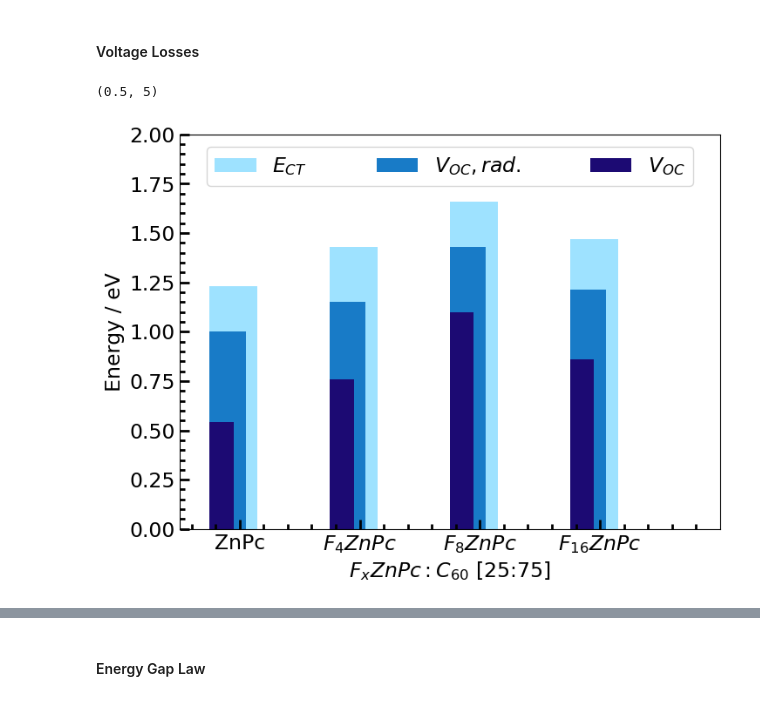
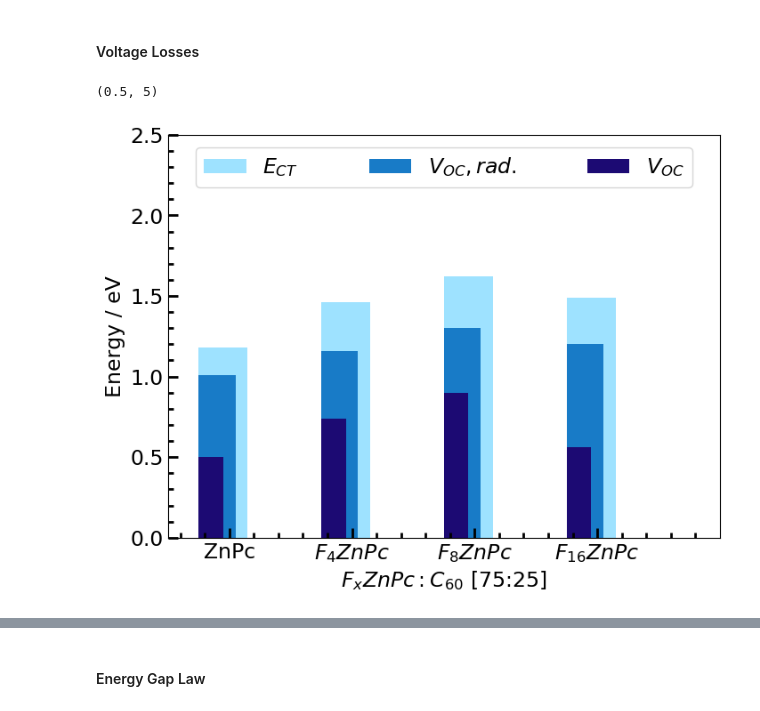
Before and after one commit to annajungbluth/Voltage-Loss-Calculations, a Jupyter notebook: Voltage Losses.ipynb, the cells around one changed output, grey strips where cells are left out. Drawn from its saved outputs; the diff is of its cells as text; code cells hidden in the pictures.

```diff
--- a/Voltage Losses.ipynb
+++ b/Voltage Losses.ipynb
@@ -111,12 +150,25 @@ F8ZnPc_Ect_MLJ_Disorder = [1.72, 1.75, 1.73, 1.70, 0.00]
 # %%
-F16ZnPc_samples = [F16ZnPc_25, F16ZnPc_75, F16ZnPc_50, F16ZnPc_5]
+F16ZnPc_samples = [F16ZnPc_5, F16ZnPc_25, F16ZnPc_50, F16ZnPc_75]
 F16ZnPc_columns = ['DR50_A_5_F16ZnPc_C60_5', 'DR44_D_25_F16ZnPc_C60_1', 'DR50_D_50_F16ZnPc_C60_7', 'DR44_C_75_F16ZnPc_C60_1']
+
 F16ZnPc_Voc = [1.18, 0.86, 0.78, 0.56]
 F16ZnPc_Jsc = [0.77, 0.51, 0.62, 0.31]
+
 F16ZnPc_Ect_Marcus = [0.00, 1.47, 1.48, 1.49]
+F16ZnPc_f_Marcus = [0.00, 0.000998, 0.002535, 0.000918]
+F16ZnPc_l_Marcus = [0.00, 0.248574, 0.211747, 0.082325]
+
 F16ZnPc_Ect_Marcus_Disorder = [0.00, 1.56, 1.56, 1.57]
+F16ZnPc_f_Marcus_Disorder = [0.00, 0.000875, 0.002163, 0.000503]
+F16ZnPc_l_Marcus_Disorder = [0.00, 0.164037, 0.127211, -0.002212]
+
 F16ZnPc_Ect_MLJ = [0.00, 1.47, 1.48, 1.49]
+F16ZnPc_f_MLJ = [0.00, 0.002305, 0.005988, 0.002416]
+F16ZnPc_l_MLJ = [0.00, 0.239539, 0.204101, 0.080724]
+
 F16ZnPc_Ect_MLJ_Disorder = [0.00, 1.56, 1.56, 1.57]
+F16ZnPc_f_MLJ_Disorder = [0.00, 0.002008, 0.005073, 0.001293]
+F16ZnPc_l_MLJ_Disorder = [0.00, 0.155003, 0.119565, -0.003813]
 # %%
 samples = ZnPc_samples + F4ZnPc_samples + F8ZnPc_samples + F16ZnPc_samples
 columns = ZnPc_columns + F4ZnPc_columns + F8ZnPc_columns + F16ZnPc_columns
@@ -131,6 +180,0 @@ Ect_MLJ_Disorder = ZnPc_Ect_MLJ_Disorder + F4ZnPc_Ect_MLJ_Disorder + F8ZnPc_Ect_
-# %%
-samples = [ZnPc_5, ZnPc_25, ZnPc_50, ZnPc_75, F4ZnPc_5, F4ZnPc_25, F4ZnPc_50, F4ZnPc_75, F8ZnPc_5, F8ZnPc_25, F8ZnPc_50, F8ZnPc_75, F8ZnPc_95, F16ZnPc_25, F16ZnPc_75, F16ZnPc_50, F16ZnPc_5]
-columns = ['DR46_D_5_ZnPc_C60_2', 'DR45_D_25_ZnPc_C60_5', 'DR39_C_50_ZnPc_C60_4', 'DR45_A_75_ZnPc_C60_4', 'DR40_B_5_F4ZnPc_C60_8', 'DR41_B_25_F4ZnPc_C60_2', 'DR40_A_50_F4ZnPc_C60_4', 'DR41_C_75_F4ZnPc_C60_4', 'DR42_D_5_F8ZnPc_C60_1', 'DR43_D_25_F8ZnPc_C60_5', 'DR42_C_50_F8ZnPc_C60_7', 'DR43_A_75_F8ZnPc_C60_4', 'DR52_A_95_F8ZnPc_C60_8', 'DR44_D_25_F16ZnPc_C60_1', 'DR44_C_75_F16ZnPc_C60_1', 'DR50_D_50_F16ZnPc_C60_7', 'DR50_A_5_F16ZnPc_C60_5']
-Voc = [0.76, 0.54, 0.48, 0.50, 0.88, 0.76, 0.74, 0.74, 0.82, 1.10, 0.98, 0.90, 0.64, 0.86, 0.56, 0.78, 1.18]
-Jsc = [3.74, 6.85, 6.07, 4.95, 3.36, 6.45, 7.05, 4.54, 1.20, 0.40, 0.16, 0.08, 0.22, 0.51, 0.31, 0.62, 0.77]
-Ect = [1.37, 1.23, 1.20, 1.19, 1.57, 1.42, 1.47, 1.49, 1.63, 1.63, 1.63, 1.60, 0.00, 1.48, 1.49, 1.47, 0.00]
@@ -325,6 +366,7 @@ plt.xlim(0,0.8)
 # %%
 colors = ['#9ee2ff', '#59afe4', '#187bc7', '#0047a2', '#1c0a73']
 labels = ['ZnPc', '$F_{4}ZnPc$', '$F_{8}ZnPc$', '$F_{16}ZnPc$']
+labels_2 = ['0.05', '0.25', '0.50', '0.75']
 
 x = [1,2,3,4]
 x_2 = [0.75,1.75,2.75,3.75]
@@ -334,44 +376,44 @@ F4ZnPc_sample_list  = {'F4_5':4, 'F4_25':5, 'F4_50':6, 'F4_75':7}
 F8ZnPc_sample_list = {'F8_5':8, 'F8_25':9, 'F8_50':10, 'F8_75':11, 'F8_95':12}
 F16ZnPc_sample_list = {'F16_5':13, 'F16_25':14, 'F16_50':15, 'F16_75':16}
 
-F0 = ZnPc_sample_list['F0_25']
-F4 = F4ZnPc_sample_list['F4_25']
-F8 = F8ZnPc_sample_list['F8_25']
-F16 = F16ZnPc_sample_list['F16_25']
+F0 = ZnPc_sample_list['F0_75']
+F4 = F4ZnPc_sample_list['F4_75']
+F8 = F8ZnPc_sample_list['F8_75']
+F16 = F16ZnPc_sample_list['F16_75']
 
-n = 1
+n = 3
 
 Ect = [ZnPc_Ect_Marcus[n], F4ZnPc_Ect_Marcus[n], F8ZnPc_Ect_Marcus[n], F16ZnPc_Ect_Marcus[n]]
 Voc = [ZnPc_Voc[n], F4ZnPc_Voc[n], F8ZnPc_Voc[n], F16ZnPc_Voc[n]]
 voc_rad = [voc_rad_list[F0],voc_rad_list[F4],voc_rad_list[F8],voc_rad_list[F16]]
 delta_voc_rad = [delta_voc_rad_list[F0],delta_voc_rad_list[F4],delta_voc_rad_list[F8],delta_voc_rad_list[F16]]
 delta_voc_non_rad = [delta_voc_nonrad_list[F0],delta_voc_nonrad_list[F4],delta_voc_nonrad_list[F8],delta_voc_nonrad_list[F16]]
 
 df = pd.DataFrame()
 df['Sample'] = labels
 df['Delta Voc, rad [V]'] = delta_voc_rad
 df['Delta Voc, nonrad [V]'] = delta_voc_non_rad
 
 plt.figure(figsize=(8,6), dpi=100)
 plt.grid(False)
 plt.tick_params(labelsize=12)
 plt.minorticks_on()
 plt.rcParams['figure.facecolor']='xkcd:white'
 plt.rcParams['figure.edgecolor']='xkcd:white'
 plt.tick_params(labelsize=17, direction='in', axis='both', which='major', length=8, width=2)
 plt.tick_params(labelsize=17, direction='in', axis='both', which='minor', length=4, width=2)
-plt.xlabel('$F_{x}ZnPc:C_{60}}$ [25:75]', fontsize=17, fontweight='medium')
+plt.xlabel('$F_{x}ZnPc:C_{60}}$ [75:25]', fontsize=17, fontweight='medium')
 #plt.ylabel('Voltage / V', fontsize=30, fontweight='medium')
 plt.ylabel('Energy / eV', fontsize=17, fontweight='medium')
 plt.xticks(x, labels)
 
 plt.bar(x_2, Ect, width=0.4, align='edge', label='$E_{CT}$', color=colors[0]) #, hatch='/')
 plt.bar(x_2, voc_rad, width=0.3, align='edge', label='$V_{OC},rad.$', color=colors[2])#, hatch='|')
 plt.bar(x_2, Voc, width=0.2, align='edge', label='$V_{OC}$', color=colors[4]) #, hatch='\\')
 
 plt.legend(fontsize = 17, bbox_to_anchor=(0.05, 0.87, 0.9, .102), loc=3,ncol=3, mode="expand", borderaxespad=0.)
-plt.ylim(0,2)
+plt.ylim(0,2.5)
 plt.xlim(0.5, 5)
 # %% [output]
 (0.5, 5)
-[figure, old version]
+[figure, new version]
```
Also changed, not shown: parts of 11 cells of this notebook.
